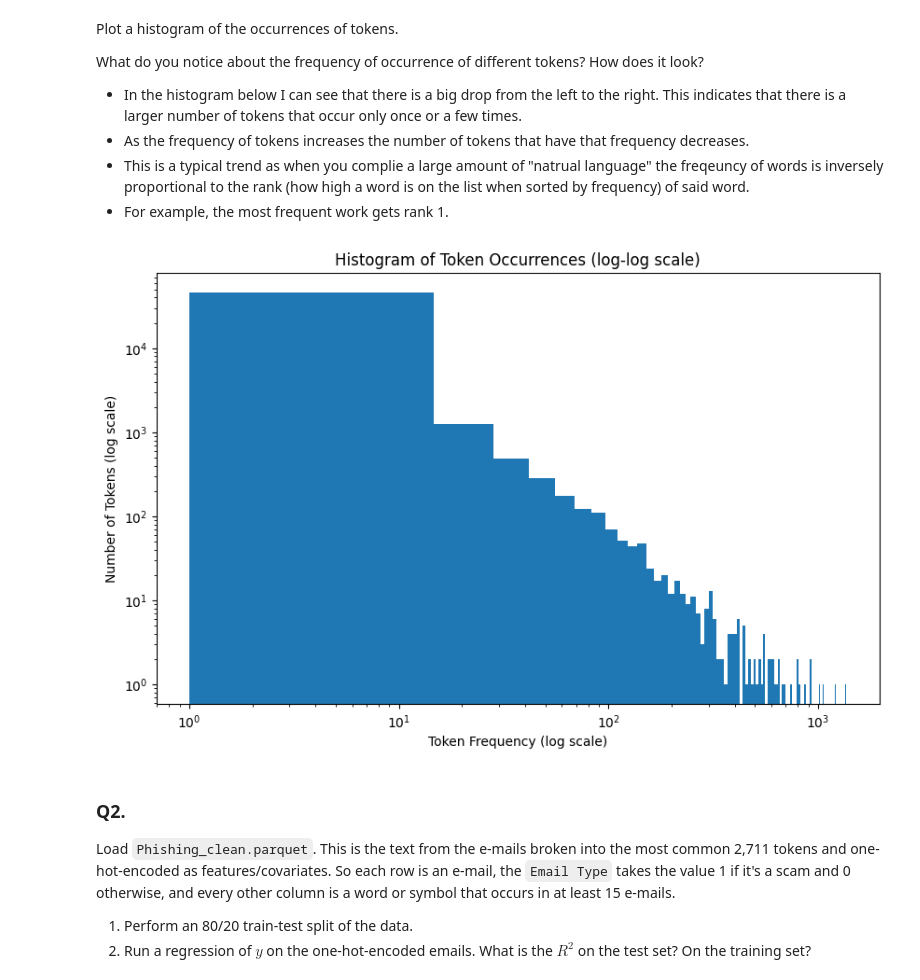
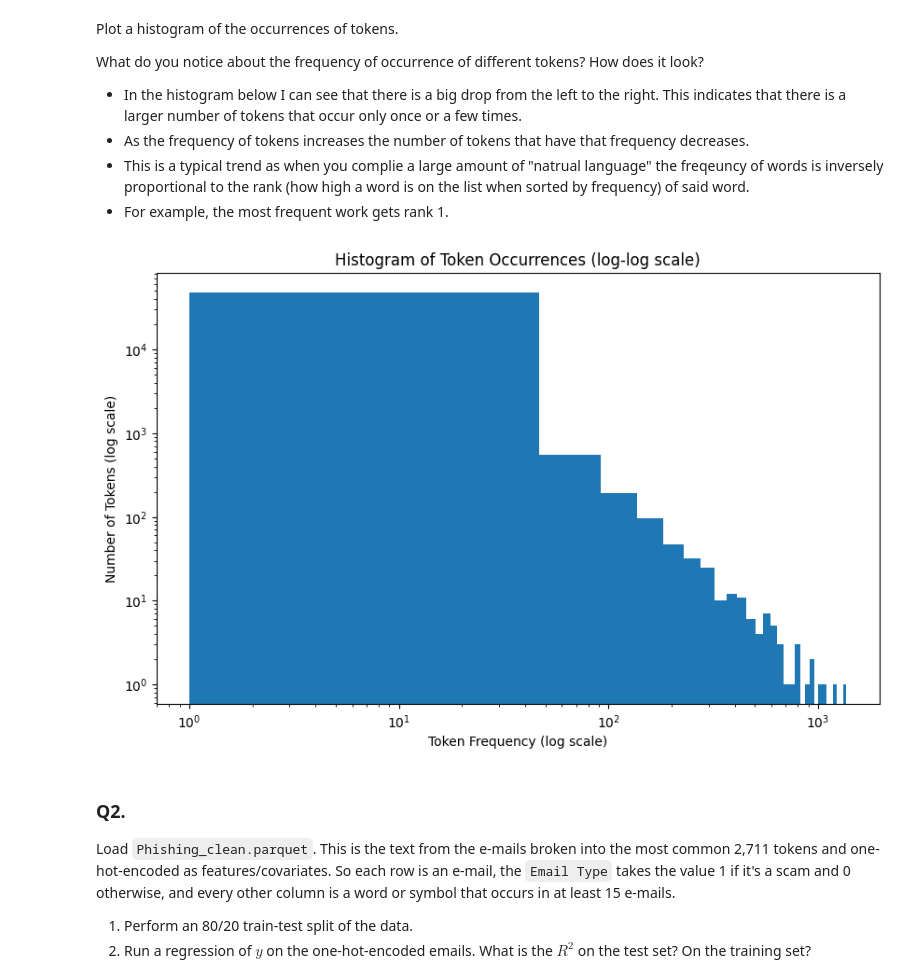
Before and after one commit to nladocsi/pca_assignment, a Jupyter notebook: pca_assignment.ipynb, the cells around one changed output. Saved outputs shown, nothing was run; the diff lists cells and outputs as text; code cells hidden in the pictures.

```diff
--- a/pca_assignment.ipynb
+++ b/pca_assignment.ipynb
@@ -33,16 +33,16 @@ What do you notice about the frequency of occurrence of different tokens? How do
 # %%
 import matplotlib.pyplot as plt
 
 plt.figure(figsize=(10, 6))
-plt.hist(list(token_count.values()), bins=100)
+plt.hist(list(token_count.values()), bins=30)
 plt.xscale('log')
 plt.yscale('log')
 plt.xlabel('Token Frequency (log scale)')
 plt.ylabel('Number of Tokens (log scale)')
 plt.title('Histogram of Token Occurrences (log-log scale)')
 plt.show()
 # %% [output]
-[figure, old version]
+[figure, new version]
 # %% [markdown]
 ### Q2.
 
```
Also changed, not shown: parts of 1 cell of this notebook.
